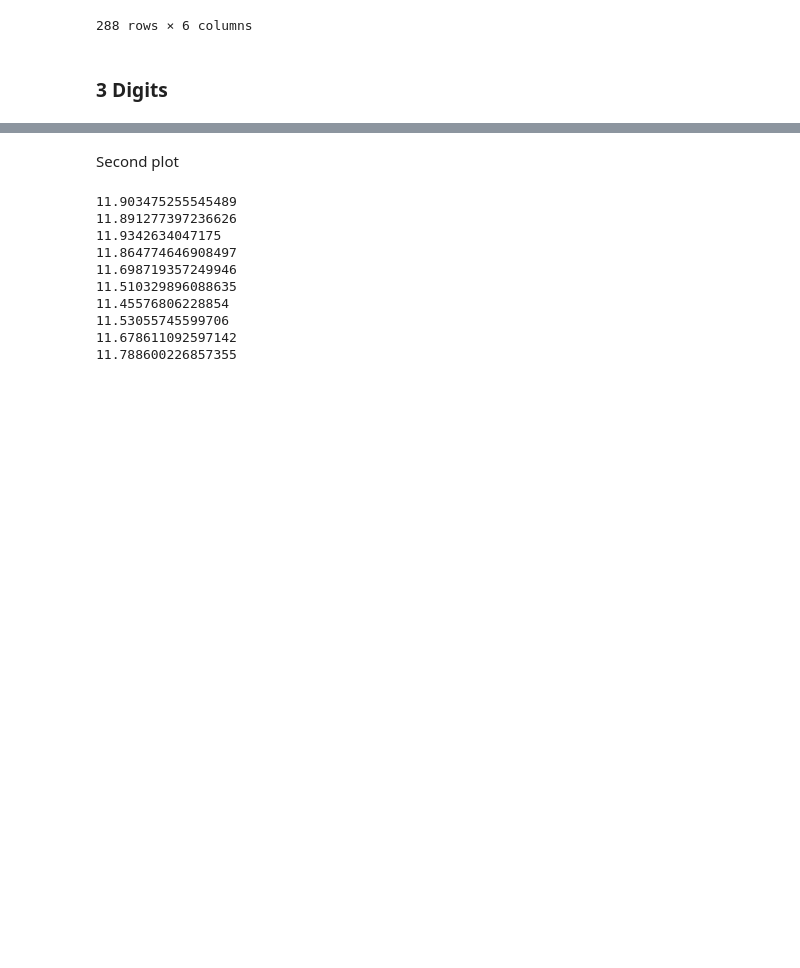
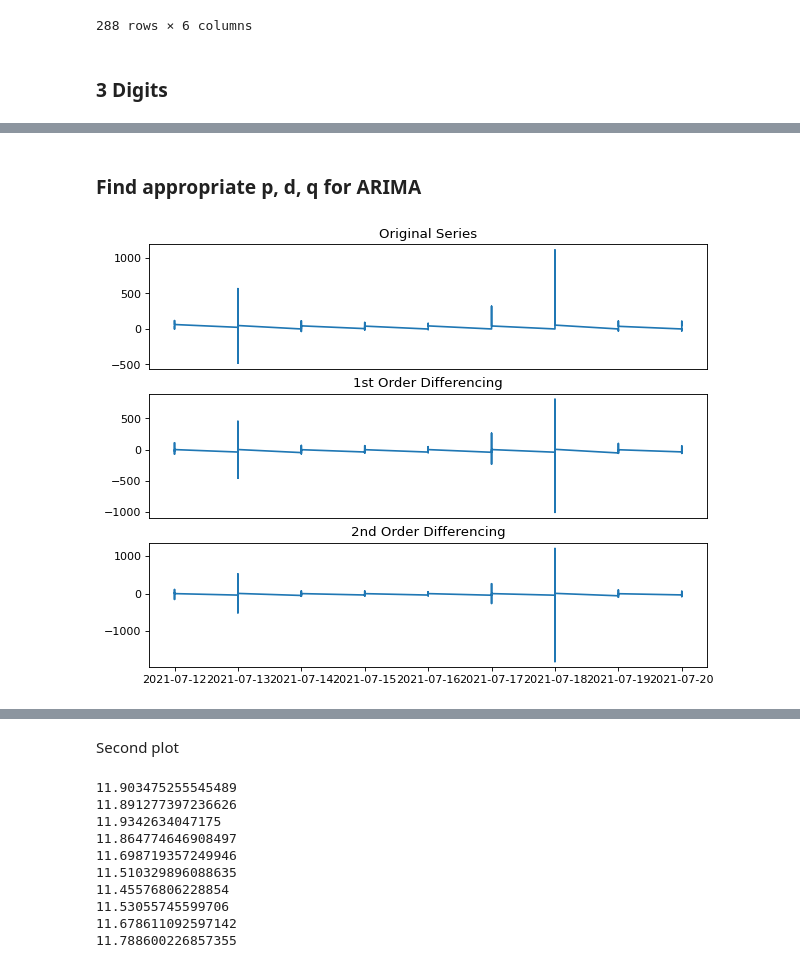
Before and after one commit to yeahartem/electricity, a Jupyter notebook: 3_digits.ipynb, the cells around one changed output, grey strips where cells are left out. Cells and saved outputs as stored; diff of their text form; code cells hidden in the pictures; blank space fills up the shorter version.

```diff
--- a/3_digits.ipynb
+++ b/3_digits.ipynb
@@ -239,0 +259,29 @@ Mean digits for X = 24:
+# %%
+# Work with ARIMA
+arima_ds = new_df
+arima_ds.index = arima_ds['OPR_DT']
+arima_ds.drop(['OPR_HR', 'OPR_INTERVAL', 'LMP_TYPE', 'OPR_DT'], axis=1, inplace = True)
+y_train = arima_ds[arima_ds.index < end]
+y_test = arima_ds[arima_ds.index == end]
+
+# warnings.filterwarnings("ignore")
+ARIMAmodel = ARIMA(y_train, order = (0, 1, 1))
+ARIMAmodel = ARIMAmodel.fit()
+y_pred = ARIMAmodel.get_forecast(len(y_test.index))
+y_pred_df = y_pred.conf_int(alpha = 0.05)
+y_pred = ARIMAmodel.predict(start = y_pred_df.index[0], end = y_pred_df.index[-1])
+mean_absolute_error(y_test, y_pred)
+# %% [markdown]
+### Find appropriate p, d, q for ARIMA
+# %%
+# Original Series
+plt.rcParams.update({'figure.figsize':(9,7), 'figure.dpi':80})
+fig, (ax1, ax2, ax3) = plt.subplots(3)
+ax1.plot(arima_ds.MW); ax1.set_title('Original Series'); ax1.axes.xaxis.set_visible(False)
+# 1st Differencing
+ax2.plot(arima_ds.MW.diff()); ax2.set_title('1st Order Differencing'); ax2.axes.xaxis.set_visible(False)
+# 2nd Differencing
+ax3.plot(arima_ds.MW.diff().diff()); ax3.set_title('2nd Order Differencing')
+plt.show()
+# %% [output]
+[figure, added]
```
Also changed, not shown: parts of 9 cells of this notebook.
